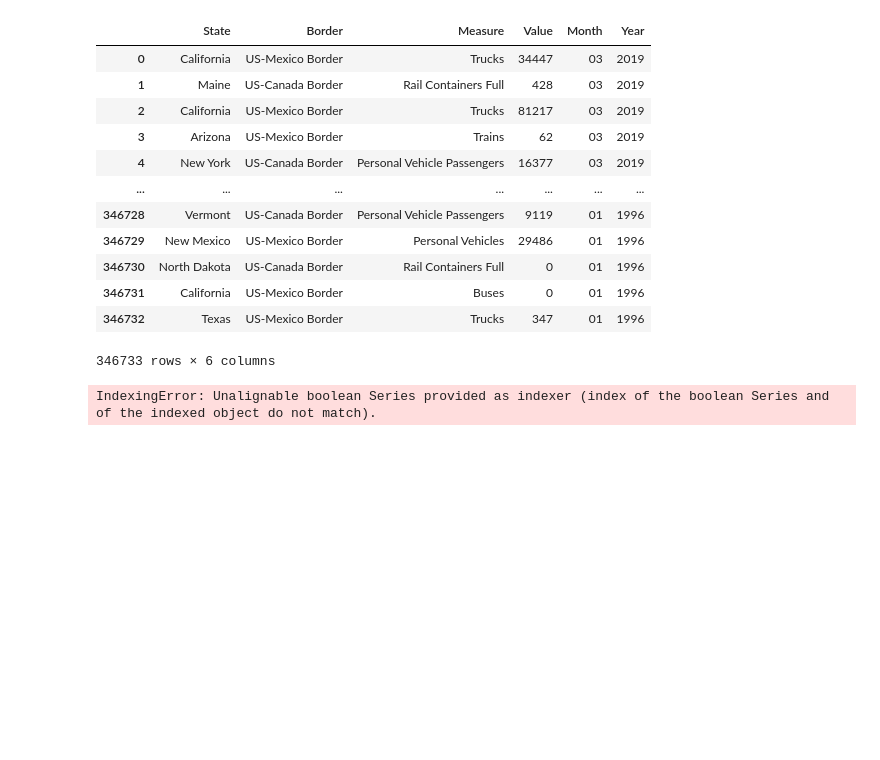
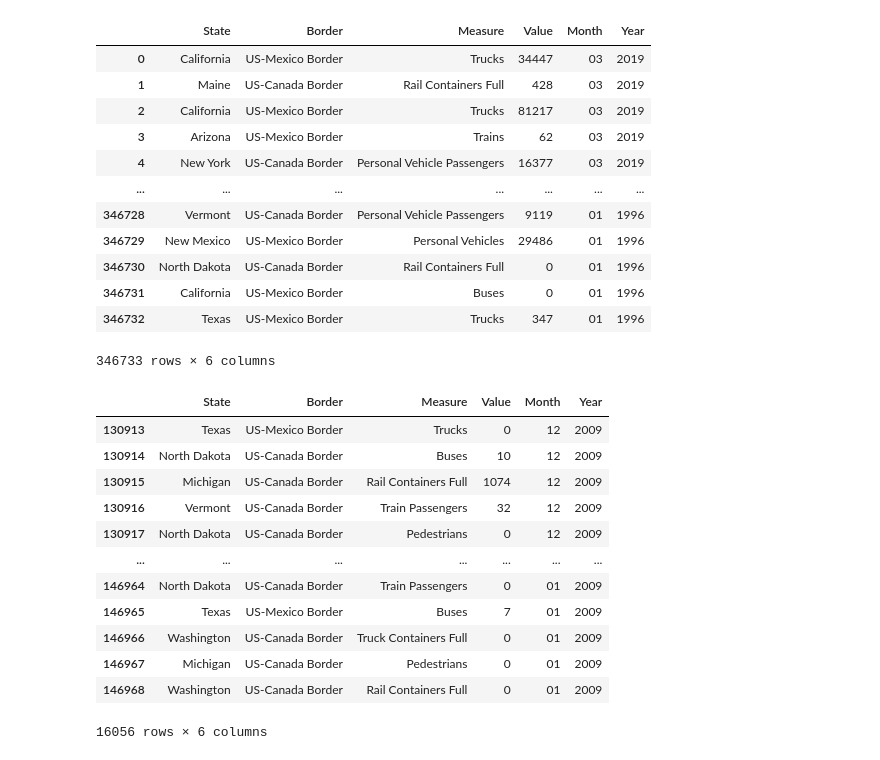
Before and after one commit to saraparveen26/Data-Visualization---US-Border-Crossing, a Jupyter notebook: border_crossing.ipynb, the cells around one changed output. Saved outputs shown, nothing was run; the diff lists cells and outputs as text; code cells hidden in the pictures; blank space fills up the shorter version.

```diff
--- a/border_crossing.ipynb
+++ b/border_crossing.ipynb
@@ -131,13 +166,25 @@ reduced3_df
 | 346732 | Texas | US-Mexico Border | Trucks | 347 | 01 | 1996 |
 346733 rows × 6 columns
 # %%
-# years_to_analyze=['2010','2011','2012','2013','2014','2015','2016','2017','2018','2019']
+# years_to_analyze=['2009','2010','2011','2012','2013','2014','2015','2016','2017','2018']
 # for year in years_to_analyze:
 #     if reduced3_df['Year'] == year:
 
 
 
-reduced4_df=reduced3_df.loc[reduced3_df["Year"] == '2010', reduced3_df["Year"] == '2011']
+reduced4_df = reduced3_df.loc[reduced3_df["Year"] == "2009"]
 reduced4_df
 # %% [output]
+|  | State | Border | Measure | Value | Month | Year |
+| 130913 | Texas | US-Mexico Border | Trucks | 0 | 12 | 2009 |
+| 130914 | North Dakota | US-Canada Border | Buses | 10 | 12 | 2009 |
+| 130915 | Michigan | US-Canada Border | Rail Containers Full | 1074 | 12 | 2009 |
+| 130916 | Vermont | US-Canada Border | Train Passengers | 32 | 12 | 2009 |
+| 130917 | North Dakota | US-Canada Border | Pedestrians | 0 | 12 | 2009 |
+| ... | ... | ... | ... | ... | ... | ... |
+| 146964 | North Dakota | US-Canada Border | Train Passengers | 0 | 01 | 2009 |
+| 146965 | Texas | US-Mexico Border | Buses | 7 | 01 | 2009 |
+| 146966 | Washington | US-Canada Border | Truck Containers Full | 0 | 01 | 2009 |
+| 146967 | Michigan | US-Canada Border | Pedestrians | 0 | 01 | 2009 |
+| 146968 | Washington | US-Canada Border | Rail Containers Full | 0 | 01 | 2009 |
-IndexingError: Unalignable boolean Series provided as indexer (index of the boolean Series and of the indexed object do not match).
+16056 rows × 6 columns
```
Also changed, not shown: parts of 4 cells of this notebook, 2 other files.
